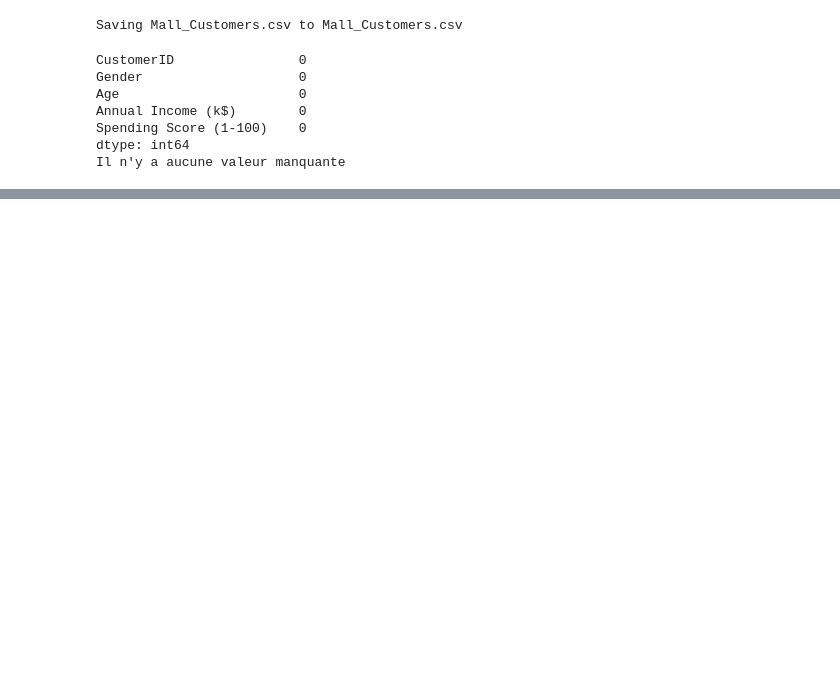
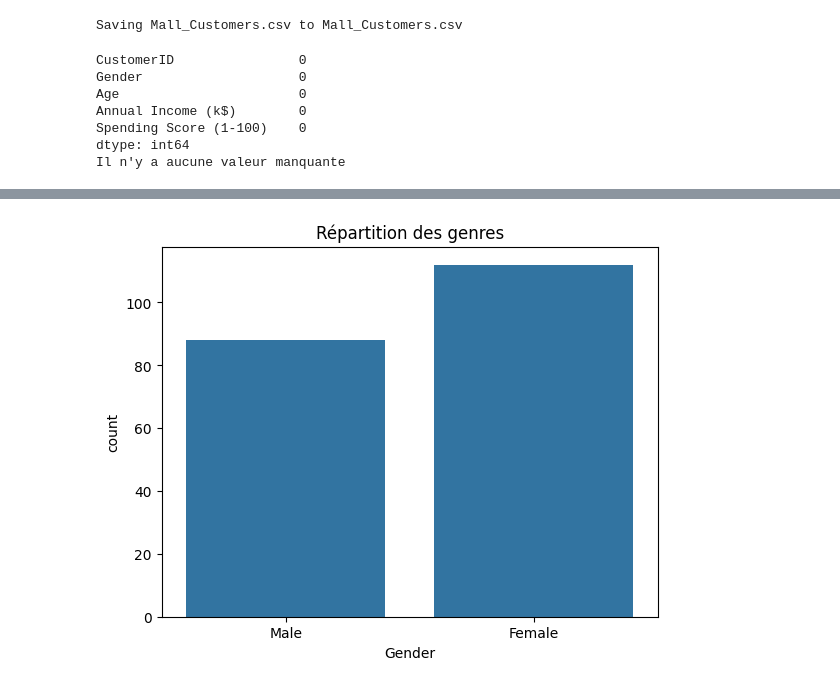
Before and after one commit to MathieuFan22/TP-ML-Mirada, a Jupyter notebook: Clustering.ipynb, the cells around one changed output, grey strips where cells are left out. Saved outputs shown, nothing was run; the diff lists cells and outputs as text; code cells hidden in the pictures; blank space fills up the shorter version.

```diff
--- a/Clustering.ipynb
+++ b/Clustering.ipynb
@@ -26,0 +49,9 @@ Il n'y a aucune valeur manquante
+# %%
+# Variable Gender
+sns.countplot(data=df, x='Gender')
+plt.title('Répartition des genres')
+plt.show()
+
+# Gender est qualitatif => pas adapté à un boxplot(affiche la répartition d’une variable quantitative)
+# %% [output]
+[figure, added]
```
Also changed, not shown: parts of 6 cells of this notebook.
